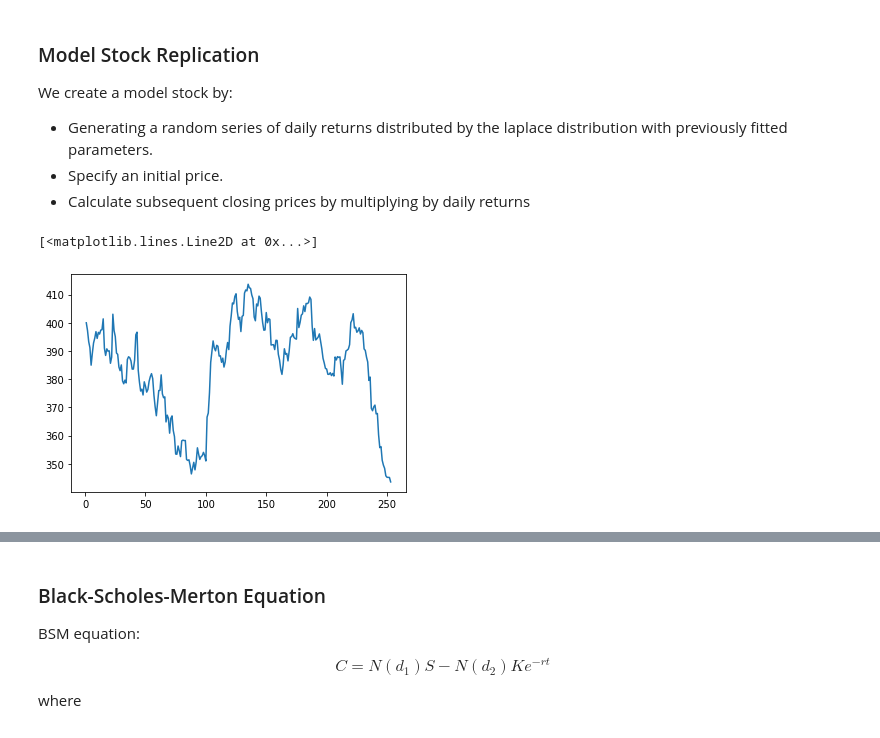
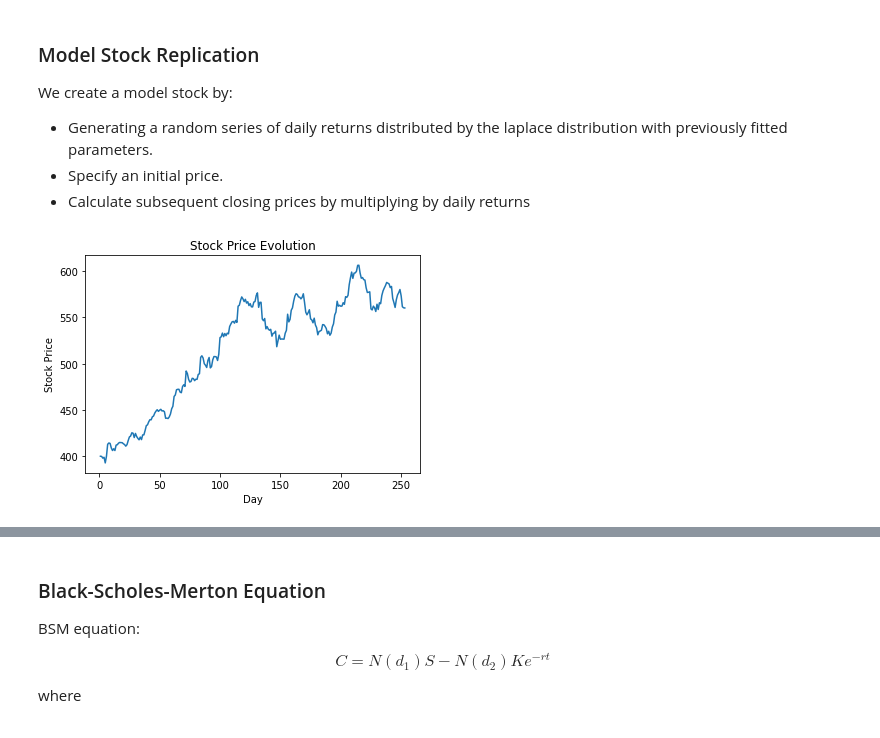
Before and after one commit to ag3nt3154/Quantitative_Finance_Modelling, a Jupyter notebook: Simulation of Strategies/MAIN.ipynb, the cells around one changed output, grey strips where cells are left out. Cells and saved outputs as stored; diff of their text form; code cells hidden in the pictures.

```diff
--- a/Simulation of Strategies/MAIN.ipynb
+++ b/Simulation of Strategies/MAIN.ipynb
@@ -109,3 +111,9 @@ SPY Historical Volatility: 18.96 %
+# %%
+# number of days per time period
+num_days = 252
+
+# number of trials for averaging
+num_trials = 1000
 # %% [markdown]
 ### Model Stock Replication
 
@@ -114,26 +122,32 @@ We create a model stock by:
 - Specify an initial price.
 - Calculate subsequent closing prices by multiplying by daily returns
 # %%
-def generate_stock(laplace_params, num_days, initial_price):
+def generate_stock(laplace_params, num_days=252, initial_price=400):
     '''
     Generate array of stock prices according to laplace distribution
     '''
     # laplace parameters
     loc, scale = laplace_params
 
     # generate daily returns from laplace distribution
     s = np.random.laplace(loc, scale, num_days)
 
     # generate stock price from daily returns
     stock_arr = [initial_price]
     for i in range(num_days):
         stock_arr.append(stock_arr[-1] * (1 + s[i]))
 
     return np.array(stock_arr), np.array([0] + s)
 
-stock_price, daily_change = generate_stock(laplace_params, 252, 400)
-t = range(1, 254)
+
+stock_price, daily_change = generate_stock(laplace_params, num_days, 400)
+t = range(1, num_days + 2)
 plt.plot(t, stock_price)
+
+plt.title("Stock Price Evolution")
+plt.ylabel('Stock Price')
+plt.xlabel('Day')
+# plt.legend()
+plt.show()
 # %% [output]
-[<matplotlib.lines.Line2D at 0x...>]
-[figure, old version]
+[figure, new version]
```
Also changed, not shown: parts of 16 cells of this notebook, 1 other file.
